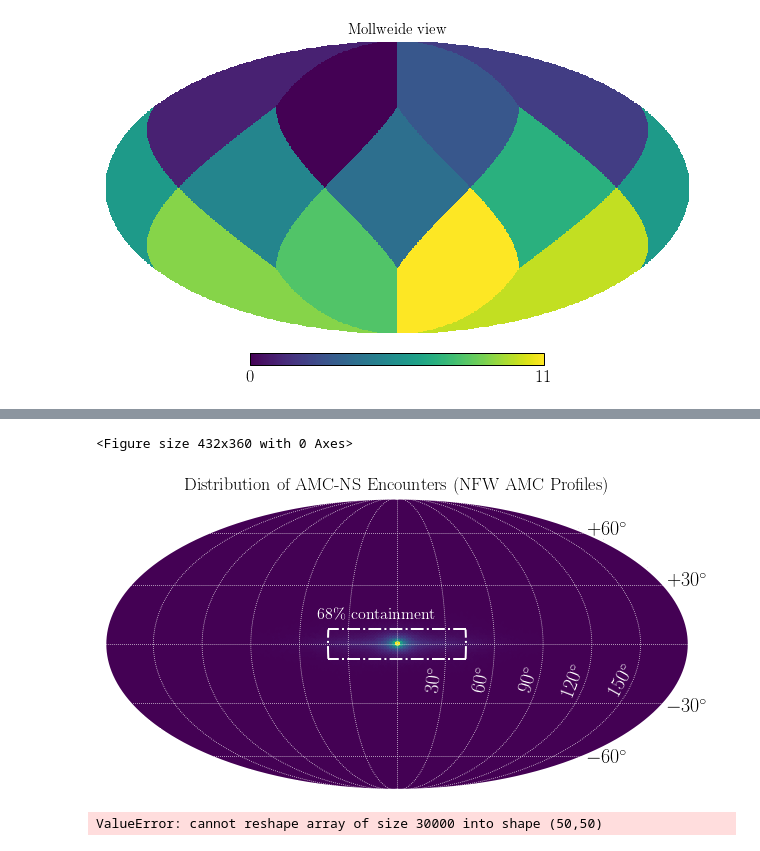
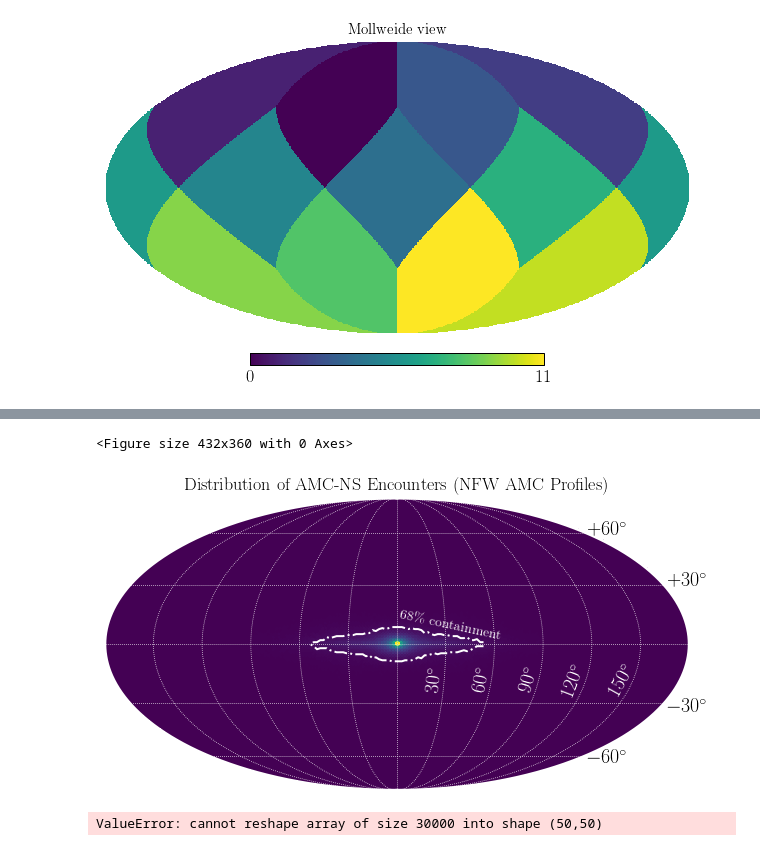
Before and after one commit to bradkav/axion-miniclusters, a Jupyter notebook: code/plotting/SkyMaps.ipynb, the cells around one changed output, grey strips where cells are left out. Cells and saved outputs as stored; diff of their text form; code cells hidden in the pictures.

```diff
--- a/code/plotting/SkyMaps.ipynb
+++ b/code/plotting/SkyMaps.ipynb
@@ -84,6 +84,9 @@ counts_NFW = np.zeros(npix)
 for i in tqdm(range(npix)):
     counts_PL[i] = np.count_nonzero(pix_PL == i)
     counts_NFW[i] = np.count_nonzero(pix_NFW == i)
+
+counts_PL /= np.sum(counts_PL)
+counts_NFW /= np.sum(counts_NFW)
 # %%
 plt.figure()
 #hp.mollview(np.log10((counts_PL + 1)/np.sum(counts_PL)), cbar=False)
@@ -147,0 +153,11 @@ plt.show()
+# %%
+#Find threshold value:
+#print(len(counts_NFW))
+count_list = np.geomspace(1e-6, 1, 100)
+for count in count_list:
+    #print(np.sum(counts_NFW[counts_NFW > count]))
+    if (np.sum(counts_NFW[counts_NFW > count]) < 0.68):
+        contain68_NFW = count
+        break
+print(contain68_NFW)
+print(np.sum(counts_NFW[counts_NFW > contain68_NFW]))
@@ -148,7 +219,7 @@ plt.show()
 # %%
 plt.figure(figsize=(6,5))
 #hp.mollview(np.log10((counts_NFW+1)/np.sum(counts_NFW)), cbar=False)
-hp.mollview((counts_NFW+1)/np.sum(counts_NFW), cbar=False)#, cbar=True)
+hp.mollview((counts_NFW+1e-6)/np.sum(counts_NFW), cbar=False)#, cbar=True)
 #hp.graticule(30,color='white')
 
 b_list = np.linspace(-90, 90,1000)
@@ -158,14 +229,17 @@ b_list = np.linspace(-90, 90,1000)
 #Lat_max = 40
 
 #68% values
-Lon_max = long_NFW_68
-Lat_max = lat_NFW_68
+#Lon_max = long_NFW_68
+#Lat_max = lat_NFW_68
 
-hp.projplot(Lon_max + np.zeros(100),np.linspace(-Lat_max, Lat_max, 100), lonlat=True,color='w', linestyle='-.',lw=2)
-hp.projplot(-Lon_max + np.zeros(100),np.linspace(-Lat_max, Lat_max, 100), lonlat=True,color='w', linestyle='-.',lw=2)
 
-hp.projplot(np.linspace(-Lon_max, Lon_max, 100),-Lat_max + np.zeros(100), lonlat=True,color='w', linestyle='-.',lw=2)
-hp.projplot(np.linspace(-Lon_max, Lon_max, 100),Lat_max + np.zeros(100), lonlat=True,color='w', linestyle='-.',lw=2)
+#hp.projplot(Lon_max + np.zeros(100),np.linspace(-Lat_max, Lat_max, 100), lonlat=True,color='w', linestyle='-.',lw=2)
+#hp.projplot(-Lon_max + np.zeros(100),np.linspace(-Lat_max, Lat_max, 100), lonlat=True,color='w', linestyle='-.',lw=2)
+
+#hp.projplot(np.linspace(-Lon_max, Lon_max, 100),-Lat_max + np.zeros(100), lonlat=True,color='w', linestyle='-.',lw=2)
+#hp.projplot(np.linspace(-Lon_max, Lon_max, 100),Lat_max + np.zeros(100), lonlat=True,color='w', linestyle='-.',lw=2)
+
+hp.projplot(lon_list_NFW,lat_list_NFW, lonlat=True,color='w', linestyle='-.',lw=2)
 
 for lat in np.arange(-180, 180, 30):
     hp.projplot(0.0*b_list + lat,b_list, lonlat=True,color='w', linestyle=':',lw=0.75)
@@ -175,35 +249,37 @@ hp.projplot(0.0*b_list + 179.9,b_list, lonlat=True, color='w',lw=3)
 
 #hp.projplot(0.0*b_list + 179.9,b_list, lonlat=True, color='w',lw=2)
 
 plt.text(1.3, 0.75,r'$+60^\circ$', fontsize=20)
 plt.text(1.85, 0.4,r'$+30^\circ$', fontsize=20)
 
 plt.text(1.85, -0.45,r'$-30^\circ$', fontsize=20)
 plt.text(1.3, -0.8,r'$-60^\circ$', fontsize=20)
 
 #props = dict(facecolor='white', alpha=0.25, edgecolor='none', boxstyle="round,pad=0.25,rounding_size=0.5")
 props=None
 
 plt.text(0.19, -0.25, r'$30^\circ$', color='white', rotation=84, bbox=props, va='center', fontsize=20)
 plt.text(0.50, -0.25, r'$60^\circ$', color='white', rotation=79, bbox=props, va='center', fontsize=20)
 plt.text(0.82, -0.25, r'$90^\circ$', color='white', rotation=74, bbox=props, va='center', fontsize=20)
 plt.text(1.11, -0.25, r'$120^\circ$', color='white', rotation=69, bbox=props, va='center', fontsize=20)
 plt.text(1.43, -0.25, r'$150^\circ$', color='white', rotation=61, bbox=props, va='center', fontsize=20)
-plt.text(-0.55, 0.20, r'$68\%$ containment', color='white', rotation=0, bbox=props, va='center', fontsize=16)
+#plt.text(-0.55, 0.20, r'$68\%$ containment', color='white', rotation=0, bbox=props, va='center', fontsize=16)
+
+plt.text(0.01, 0.13, r'$68\%$ containment', color='white', rotation=-12, bbox=props, va='center', fontsize=14)
 
 l_list = np.linspace(-180, 180, 1000)
 
 for lon in np.arange(-90, 90, 30):
     hp.projplot(l_list,0.0*l_list + lon, lonlat=True,color='w', linestyle=':', lw=0.75)
 
 plt.title("Distribution of AMC-NS Encounters (NFW AMC Profiles)", fontsize=18)
 
 
 plt.savefig("../../plots/SkyMap_Moll_NFW.pdf", bbox_inches="tight")
 plt.show()
 # %% [output]
 <Figure size 432x360 with 0 Axes>
-[figure, old version]
+[figure, new version]
 # %%
 longitude = np.linspace(-180, 180, N_side)
 latitude = np.linspace(-90, 90, N_side)
```
Also changed, not shown: parts of 4 cells of this notebook, 26 other files.
